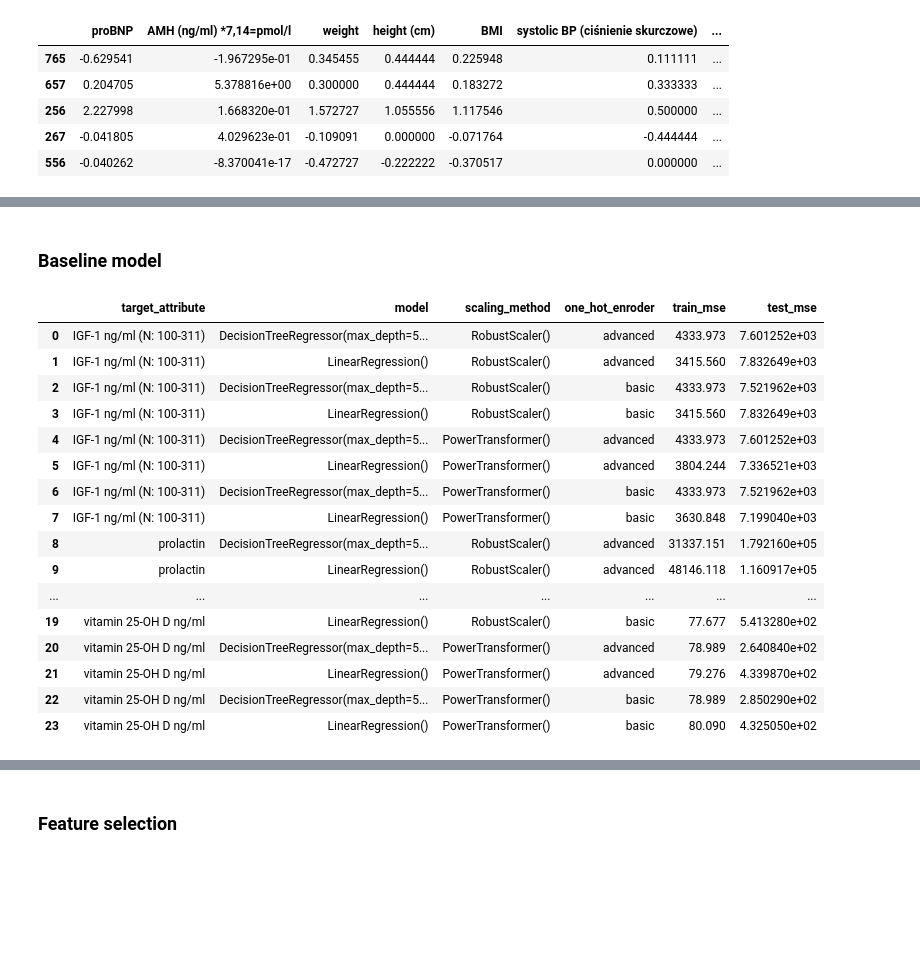
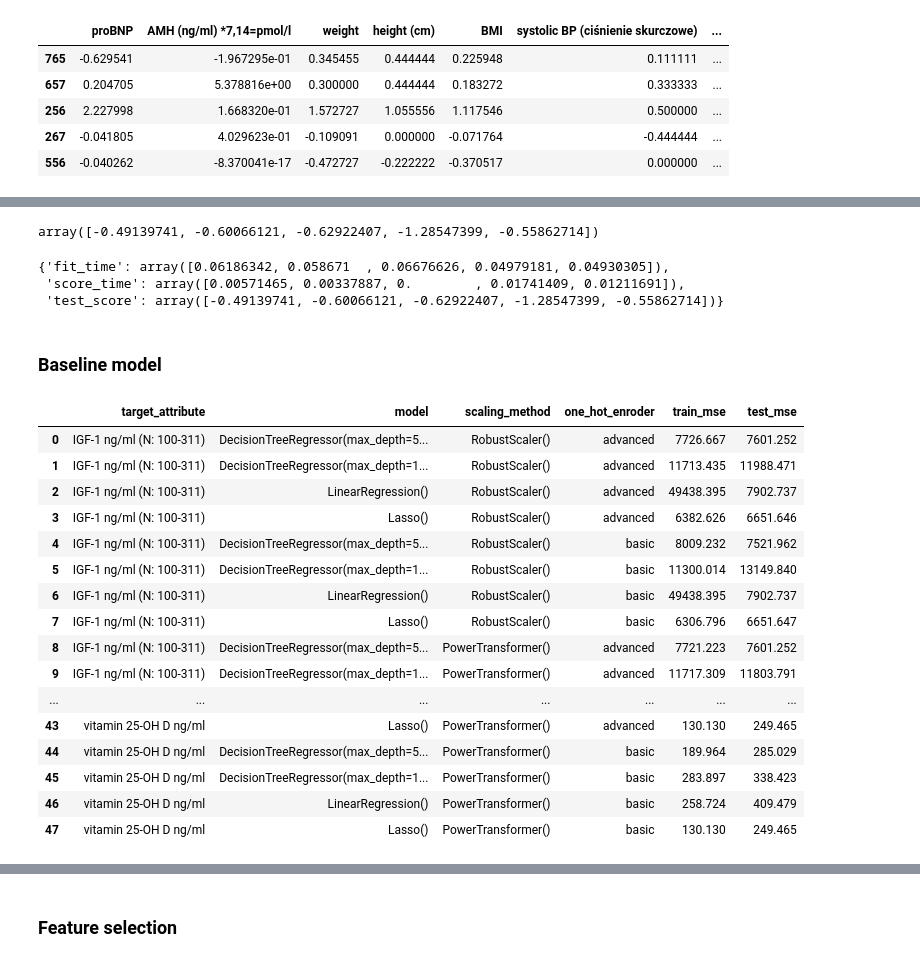
Before and after one commit to Karina-00/Master_project, a Jupyter notebook: training_models.ipynb, the cells around one changed output, grey strips where cells are left out. Cells and saved outputs as stored; diff of their text form; code cells hidden in the pictures; blank space fills up the shorter version.

Commit message:
started implementing a new models training pipeline

```diff
--- a/training_models.ipynb
+++ b/training_models.ipynb
@@ -476,3 +477,7 @@ X_train_encoded.head(5)
 | 256 | 2.227998 | 1.668320e-01 | 1.572727 | 1.055556 | 1.117546 | 0.500000 | ... |
 | 267 | -0.041805 | 4.029623e-01 | -0.109091 | 0.000000 | -0.071764 | -0.444444 | ... |
 | 556 | -0.040262 | -8.370041e-17 | -0.472727 | -0.222222 | -0.370517 | 0.000000 | ... |
+# %%
+model = DecisionTreeRegressor(max_depth=20, random_state=42)
+y_train_pred = cross_val_predict(model, X_train_encoded, y_train, cv=5)
+plt.scatter(y_train, y_train_pred)
@@ -479,8 +487,27 @@ X_train_encoded.head(5)
+# %%
+
+
+model = DecisionTreeRegressor(max_depth=15, random_state=42)
+score = cross_val_score(model, X_train_encoded, y_train, cv=5)
+# plt.scatter(y_train, y_train_pred)
+score
+# %% [output]
+array([-0.49139741, -0.60066121, -0.62922407, -1.28547399, -0.55862714])
+# %%
+
+
+
+model = DecisionTreeRegressor(max_depth=15, random_state=42)
+score = cross_validate(model, X_train_encoded, y_train, cv=5)
+# plt.scatter(y_train, y_train_pred)
+score
+# %% [output]
+{'fit_time': array([0.06186342, 0.058671  , 0.06676626, 0.04979181, 0.04930305]),
+ 'score_time': array([0.00571465, 0.00337887, 0.        , 0.01741409, 0.01211691]),
+ 'test_score': array([-0.49139741, -0.60066121, -0.62922407, -1.28547399, -0.55862714])}
 # %% [markdown]
 ### Baseline model
 # %%
-
-from sklearn.linear_model import LinearRegression
 
 
 baseline_model_scores_df = pd.DataFrame(columns=['target_attribute', 'model', 'scaling_method', 'one_hot_enroder', 'train_mse', 'test_mse'])
@@ -524,49 +551,65 @@ for target_attribute in [igf, prolactin, vit_d]:
 
         X_train_imputed = pd.concat([X_train_continuous_imputed, X_train_categorical_imputed], axis=1)
         X_test_imputed = pd.concat([X_test_continuous_imputed, X_test_categorical_imputed], axis=1)
 
         # one hot encoding
 
         for one_hot_encoder in [OneHotEncoder(columns_for_one_hot_encoding, new_column_names_map, advanced_encoding=True), OneHotEncoder(columns_for_one_hot_encoding, new_column_names_map)]:
 
             X_train_encoded = one_hot_encoder.fit_transform(X_train_imputed)
             X_test_encoded = one_hot_encoder.fit_transform(X_test_imputed)
 
             # prediction
             # TODO: change into cross validation
-            for model in [DecisionTreeRegressor(max_depth=5, random_state=42), LinearRegression()]:
+            for model in [DecisionTreeRegressor(max_depth=5, random_state=42), DecisionTreeRegressor(max_depth=15, random_state=42), LinearRegression(), Lasso()]:
                 # model = DecisionTreeRegressor(max_depth=5, random_state=42)
+
+                #  CROSS validation - experimental
+                y_train_pred = cross_val_predict(model, X_train_encoded, y_train, cv=5)
+                # Calculate MSE for train and test sets
+                train_mse = round(mean_squared_error(y_train, y_train_pred), 3)
+
                 model.fit(X_train_encoded, y_train)
-                y_train_pred = model.predict(X_train_encoded)
+                # Predictions on the test set
                 y_test_pred = model.predict(X_test_encoded)
 
-                train_mse = round(mean_squared_error(y_train, y_train_pred), 3)
                 test_mse = round(mean_squared_error(y_test, y_test_pred), 3)
+
+                ######
+
+
+                # model.fit(X_train_encoded, y_train)
+                # y_train_pred = model.predict(X_train_encoded)
+                # y_test_pred = model.predict(X_test_encoded)
+
+                # train_mse = round(mean_squared_error(y_train, y_train_pred), 3)
+                # test_mse = round(mean_squared_error(y_test, y_test_pred), 3)
+                #
 
                 baseline_model_scores_df.loc[len(baseline_model_scores_df)] = [target_attribute, str(model), str(scaling_method), one_hot_encoder.get_name(), train_mse, test_mse]
 
                 # print()
                 # print(target_attribute, str(scaling_method), one_hot_encoder.get_name(), train_mse, test_mse)
                 # feature_importances = [*zip(model.feature_importances_, X_train_encoded.columns)]
                 # feature_importances_sorted = sorted(feature_importances, key=lambda x:-x[0])
                 # print(feature_importances_sorted)
 
 baseline_model_scores_df
 # %% [output]
 |  | target_attribute | model | scaling_method | one_hot_enroder | train_mse | test_mse |
-| 0 | IGF-1 ng/ml (N: 100-311) | DecisionTreeRegressor(max_depth=5... | RobustScaler() | advanced | 4333.973 | 7.601252e+03 |
-| 1 | IGF-1 ng/ml (N: 100-311) | LinearRegression() | RobustScaler() | advanced | 3415.560 | 7.832649e+03 |
-| 2 | IGF-1 ng/ml (N: 100-311) | DecisionTreeRegressor(max_depth=5... | RobustScaler() | basic | 4333.973 | 7.521962e+03 |
-| 3 | IGF-1 ng/ml (N: 100-311) | LinearRegression() | RobustScaler() | basic | 3415.560 | 7.832649e+03 |
-| 4 | IGF-1 ng/ml (N: 100-311) | DecisionTreeRegressor(max_depth=5... | PowerTransformer() | advanced | 4333.973 | 7.601252e+03 |
-| 5 | IGF-1 ng/ml (N: 100-311) | LinearRegression() | PowerTransformer() | advanced | 3804.244 | 7.336521e+03 |
-| 6 | IGF-1 ng/ml (N: 100-311) | DecisionTreeRegressor(max_depth=5... | PowerTransformer() | basic | 4333.973 | 7.521962e+03 |
-| 7 | IGF-1 ng/ml (N: 100-311) | LinearRegression() | PowerTransformer() | basic | 3630.848 | 7.199040e+03 |
-| 8 | prolactin | DecisionTreeRegressor(max_depth=5... | RobustScaler() | advanced | 31337.151 | 1.792160e+05 |
-| 9 | prolactin | LinearRegression() | RobustScaler() | advanced | 48146.118 | 1.160917e+05 |
+| 0 | IGF-1 ng/ml (N: 100-311) | DecisionTreeRegressor(max_depth=5... | RobustScaler() | advanced | 7726.667 | 7601.252 |
+| 1 | IGF-1 ng/ml (N: 100-311) | DecisionTreeRegressor(max_depth=1... | RobustScaler() | advanced | 11713.435 | 11988.471 |
+| 2 | IGF-1 ng/ml (N: 100-311) | LinearRegression() | RobustScaler() | advanced | 49438.395 | 7902.737 |
+| 3 | IGF-1 ng/ml (N: 100-311) | Lasso() | RobustScaler() | advanced | 6382.626 | 6651.646 |
+| 4 | IGF-1 ng/ml (N: 100-311) | DecisionTreeRegressor(max_depth=5... | RobustScaler() | basic | 8009.232 | 7521.962 |
+| 5 | IGF-1 ng/ml (N: 100-311) | DecisionTreeRegressor(max_depth=1... | RobustScaler() | basic | 11300.014 | 13149.840 |
+| 6 | IGF-1 ng/ml (N: 100-311) | LinearRegression() | RobustScaler() | basic | 49438.395 | 7902.737 |
+| 7 | IGF-1 ng/ml (N: 100-311) | Lasso() | RobustScaler() | basic | 6306.796 | 6651.647 |
+| 8 | IGF-1 ng/ml (N: 100-311) | DecisionTreeRegressor(max_depth=5... | PowerTransformer() | advanced | 7721.223 | 7601.252 |
+| 9 | IGF-1 ng/ml (N: 100-311) | DecisionTreeRegressor(max_depth=1... | PowerTransformer() | advanced | 11717.309 | 11803.791 |
 | ... | ... | ... | ... | ... | ... | ... |
-| 19 | vitamin 25-OH D ng/ml | LinearRegression() | RobustScaler() | basic | 77.677 | 5.413280e+02 |
-| 20 | vitamin 25-OH D ng/ml | DecisionTreeRegressor(max_depth=5... | PowerTransformer() | advanced | 78.989 | 2.640840e+02 |
-| 21 | vitamin 25-OH D ng/ml | LinearRegression() | PowerTransformer() | advanced | 79.276 | 4.339870e+02 |
-| 22 | vitamin 25-OH D ng/ml | DecisionTreeRegressor(max_depth=5... | PowerTransformer() | basic | 78.989 | 2.850290e+02 |
-| 23 | vitamin 25-OH D ng/ml | LinearRegression() | PowerTransformer() | basic | 80.090 | 4.325050e+02 |
+| 43 | vitamin 25-OH D ng/ml | Lasso() | PowerTransformer() | advanced | 130.130 | 249.465 |
+| 44 | vitamin 25-OH D ng/ml | DecisionTreeRegressor(max_depth=5... | PowerTransformer() | basic | 189.964 | 285.029 |
+| 45 | vitamin 25-OH D ng/ml | DecisionTreeRegressor(max_depth=1... | PowerTransformer() | basic | 283.897 | 338.423 |
+| 46 | vitamin 25-OH D ng/ml | LinearRegression() | PowerTransformer() | basic | 258.724 | 409.479 |
+| 47 | vitamin 25-OH D ng/ml | Lasso() | PowerTransformer() | basic | 130.130 | 249.465 |
```
Also changed, not shown: parts of 21 cells of this notebook, 12 other files.
